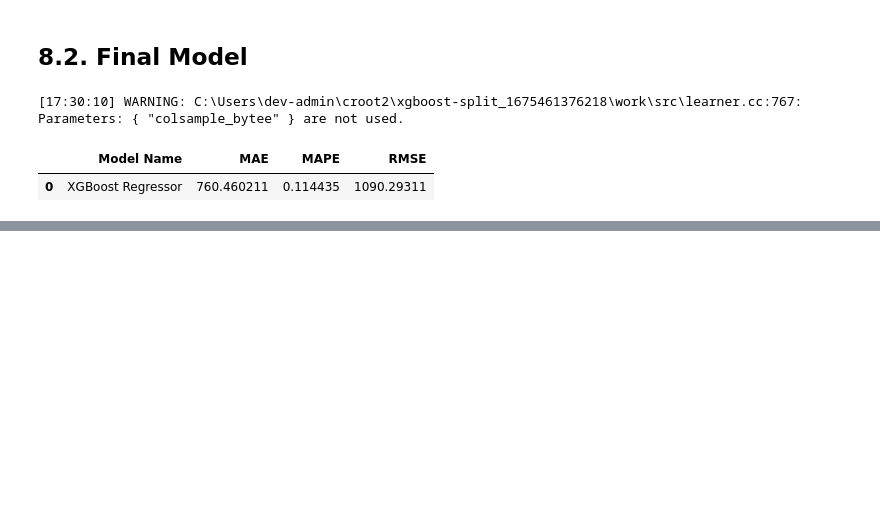
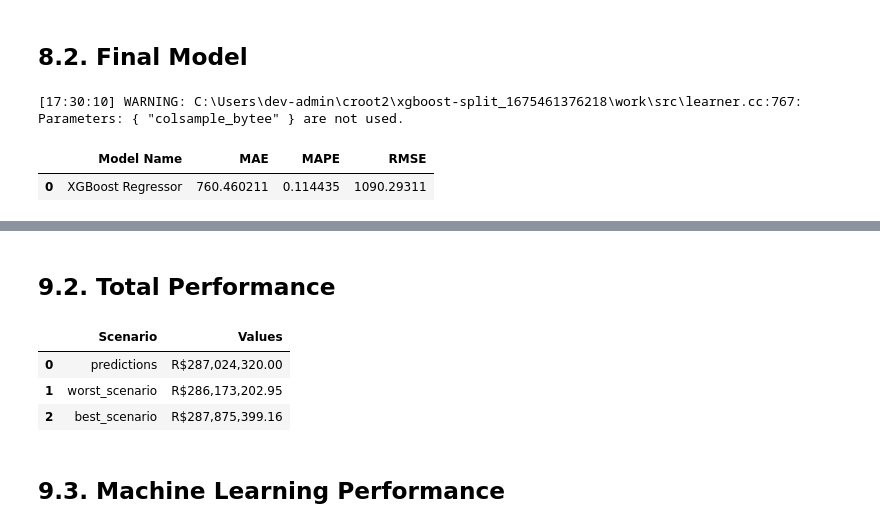
Before and after one commit to MarceloSilv47/rossman_store_sales, a Jupyter notebook: m02_v01_store_sale_prediction.ipynb, the cells around one changed output, grey strips where cells are left out. Saved outputs shown, nothing was run; the diff lists cells and outputs as text; code cells hidden in the pictures; blank space fills up the shorter version.

```diff
--- a/m02_v01_store_sale_prediction.ipynb
+++ b/m02_v01_store_sale_prediction.ipynb
@@ -1186,0 +1240,13 @@ Parameters: { "colsample_bytee" } are not used.
+# %% [markdown]
+## 9.2. Total Performance
+# %%
+df93 = df92[['predictions', 'worst_scenario', 'best_scenario']].apply( lambda x: np.sum( x ), axis=0 ).reset_index().rename( columns={'index': 'Scenario', 0:'Values'} )
+df93['Values'] = df93['Values'].map( 'R${:,.2f}'.format )
+df93
+# %% [output]
+|  | Scenario | Values |
+| 0 | predictions | R$287,024,320.00 |
+| 1 | worst_scenario | R$286,173,202.95 |
+| 2 | best_scenario | R$287,875,399.16 |
+# %% [markdown]
+## 9.3. Machine Learning Performance
```
Also changed, not shown: parts of 8 cells of this notebook.
